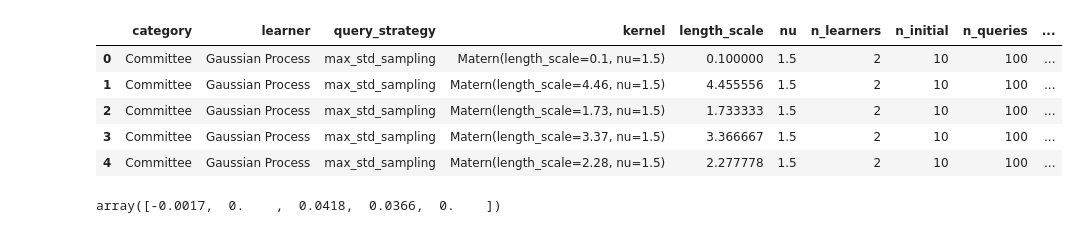
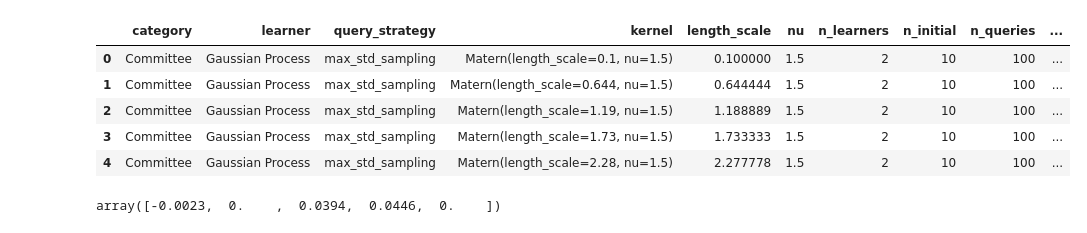
Before and after one commit to ryanquinnnelson/CMU-02750-Peptide-Design-using-Bayesian-Optimization, a Jupyter notebook: GridSearch.ipynb, the cells around one changed output. Cells and saved outputs as stored; diff of their text form; code cells hidden in the pictures.

```diff
--- a/GridSearch.ipynb
+++ b/GridSearch.ipynb
@@ -5,14 +5,14 @@ from sklearn.linear_model import LinearRegression
 from sklearn.preprocessing import StandardScaler
 from sklearn.gaussian_process.kernels import Matern, RBF
 # %%
-df = pd.read_csv('data/gridsearch.one.csv', sep=',')
+df = pd.read_csv('data/gridsearch.matern.csv', sep=',')
 df.head()
 # %% [output]
 |  | category | learner | query_strategy | kernel | length_scale | nu | n_learners | n_initial | n_queries | ... |
 | 0 | Committee | Gaussian Process | max_std_sampling | Matern(length_scale=0.1, nu=1.5) | 0.100000 | 1.5 | 2 | 10 | 100 | ... |
-| 1 | Committee | Gaussian Process | max_std_sampling | Matern(length_scale=4.46, nu=1.5) | 4.455556 | 1.5 | 2 | 10 | 100 | ... |
-| 2 | Committee | Gaussian Process | max_std_sampling | Matern(length_scale=1.73, nu=1.5) | 1.733333 | 1.5 | 2 | 10 | 100 | ... |
-| 3 | Committee | Gaussian Process | max_std_sampling | Matern(length_scale=3.37, nu=1.5) | 3.366667 | 1.5 | 2 | 10 | 100 | ... |
+| 1 | Committee | Gaussian Process | max_std_sampling | Matern(length_scale=0.644, nu=1.5) | 0.644444 | 1.5 | 2 | 10 | 100 | ... |
+| 2 | Committee | Gaussian Process | max_std_sampling | Matern(length_scale=1.19, nu=1.5) | 1.188889 | 1.5 | 2 | 10 | 100 | ... |
+| 3 | Committee | Gaussian Process | max_std_sampling | Matern(length_scale=1.73, nu=1.5) | 1.733333 | 1.5 | 2 | 10 | 100 | ... |
 | 4 | Committee | Gaussian Process | max_std_sampling | Matern(length_scale=2.28, nu=1.5) | 2.277778 | 1.5 | 2 | 10 | 100 | ... |
 # %%
 df = df[df['r2']>0]
@@ -29,4 +29,4 @@ reg = LinearRegression().fit(X2, y)
 # %%
 np.round(reg.coef_,4)
 # %% [output]
-array([-0.0017,  0.    ,  0.0418,  0.0366,  0.    ])
+array([-0.0023,  0.    ,  0.0394,  0.0446,  0.    ])
```
Also changed, not shown: parts of 2 cells of this notebook, 2 other files.
